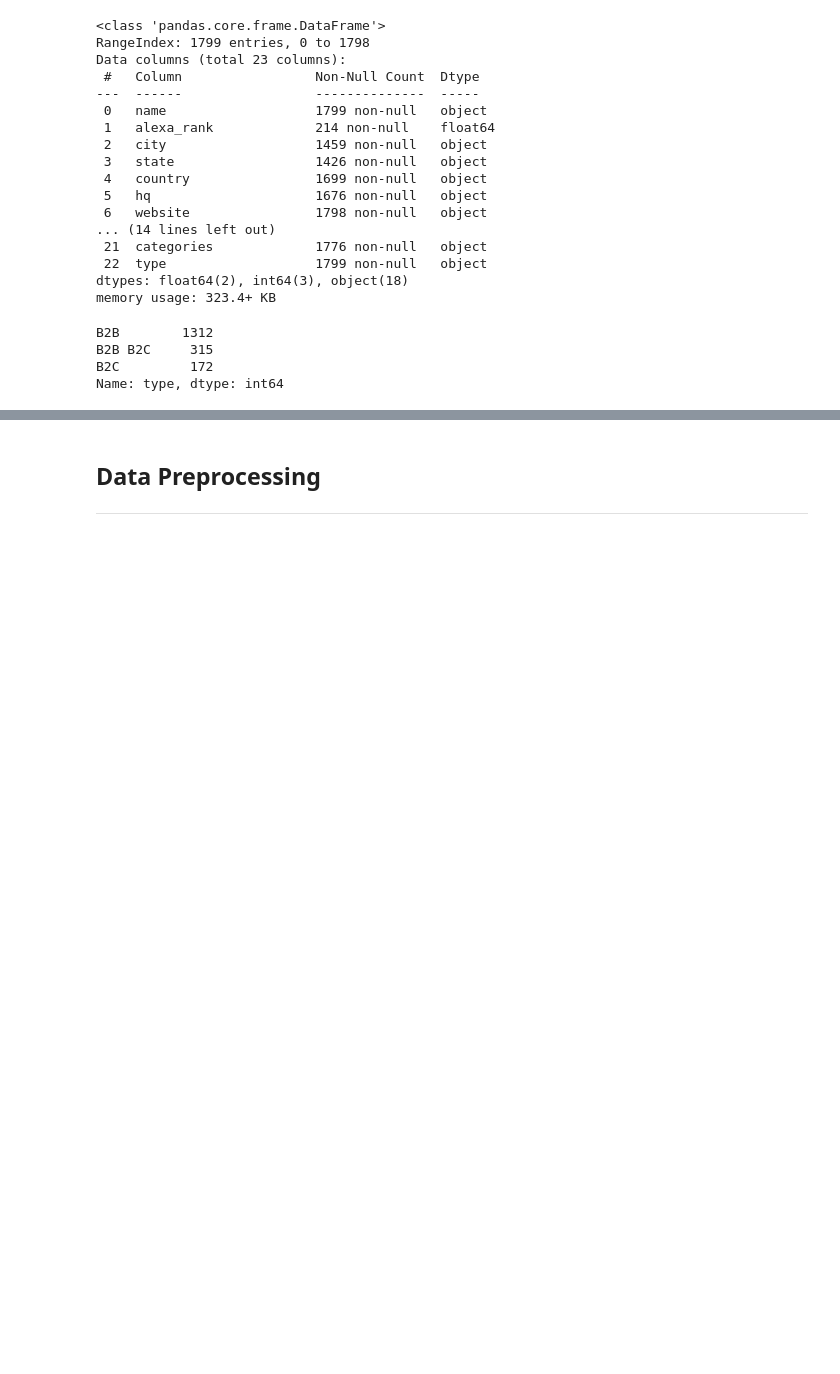
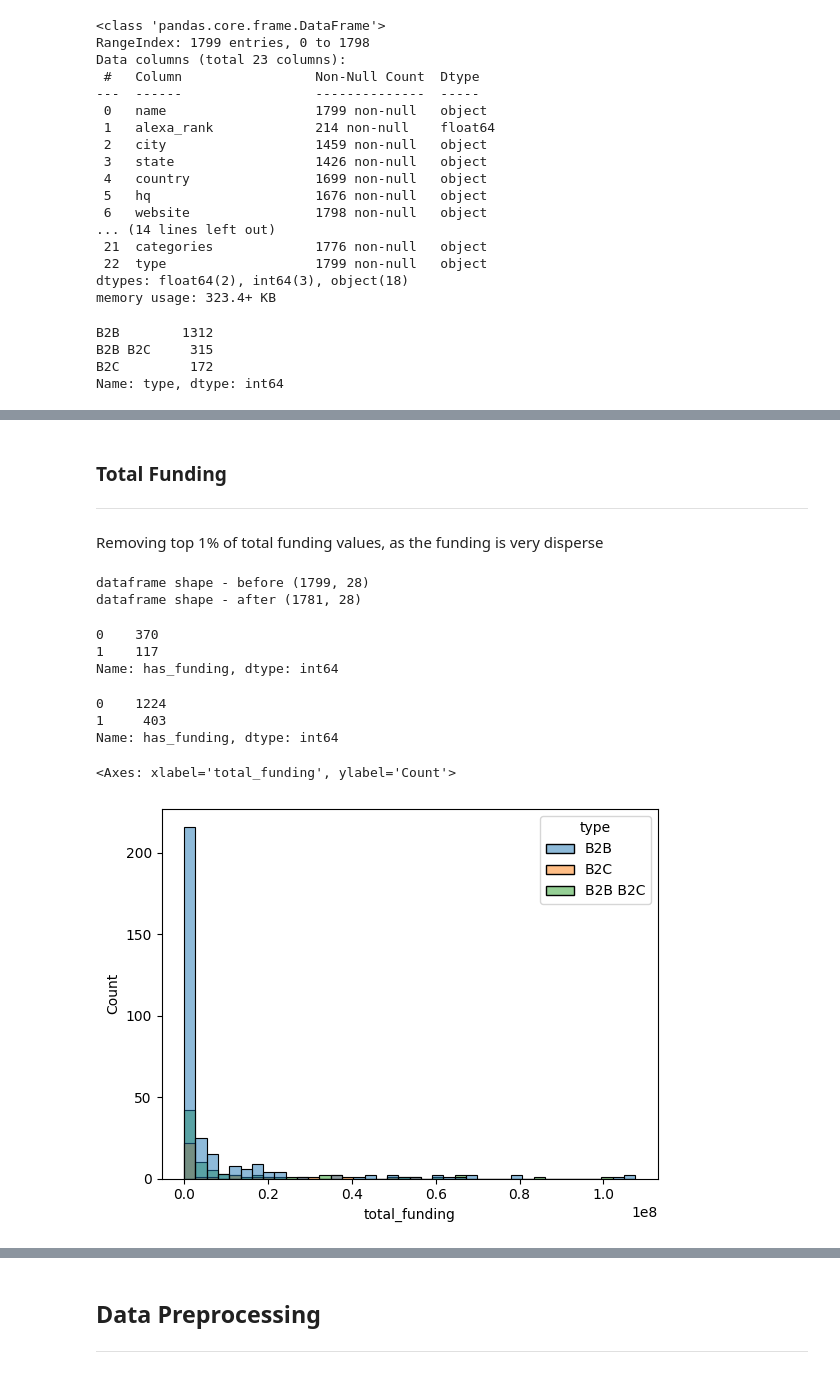
Before and after one commit to cvillela/amplemarket_challenge, a Jupyter notebook: challenge.ipynb, the cells around one changed output, grey strips where cells are left out. Cells and saved outputs as stored; diff of their text form; code cells hidden in the pictures; blank space fills up the shorter version.

```diff
--- a/challenge.ipynb
+++ b/challenge.ipynb
@@ -132,0 +155,6 @@ Name: type, dtype: int64
+# %%
+df['has_events'] = 0
+df.loc[df['events'].notnull(), 'has_events'] = 1
+# %%
+df['has_hubs'] = 0
+df.loc[df['company_hubs'].notnull(), 'has_hubs'] = 1
@@ -133,3 +177,27 @@ Name: type, dtype: int64
+# %% [markdown]
+### Total Funding
+---
+# %% [markdown]
+Removing top 1% of total funding values, as the funding is very disperse
+# %%
+df = remove_top_outliers(df, 'total_funding', 1)
+# %% [output]
+dataframe shape - before (1799, 28)
+dataframe shape - after (1781, 28)
+# %%
+df_b2c.has_funding.value_counts()
+# %% [output]
+0    370
+1    117
+Name: has_funding, dtype: int64
+# %%
+df_b2b.has_funding.value_counts()
+# %% [output]
+0    1224
+1     403
+Name: has_funding, dtype: int64
 # %%
-# df_fund = df.loc[df.total_funding!=0]
-# sns.histplot(df_fund, x='total_funding', bins=40)
+sns.histplot(df.loc[df['has_funding']==1], x='total_funding', bins=40, hue='type')
+# %% [output]
+<Axes: xlabel='total_funding', ylabel='Count'>
+[figure, added]
```
Also changed, not shown: parts of 93 cells of this notebook.
